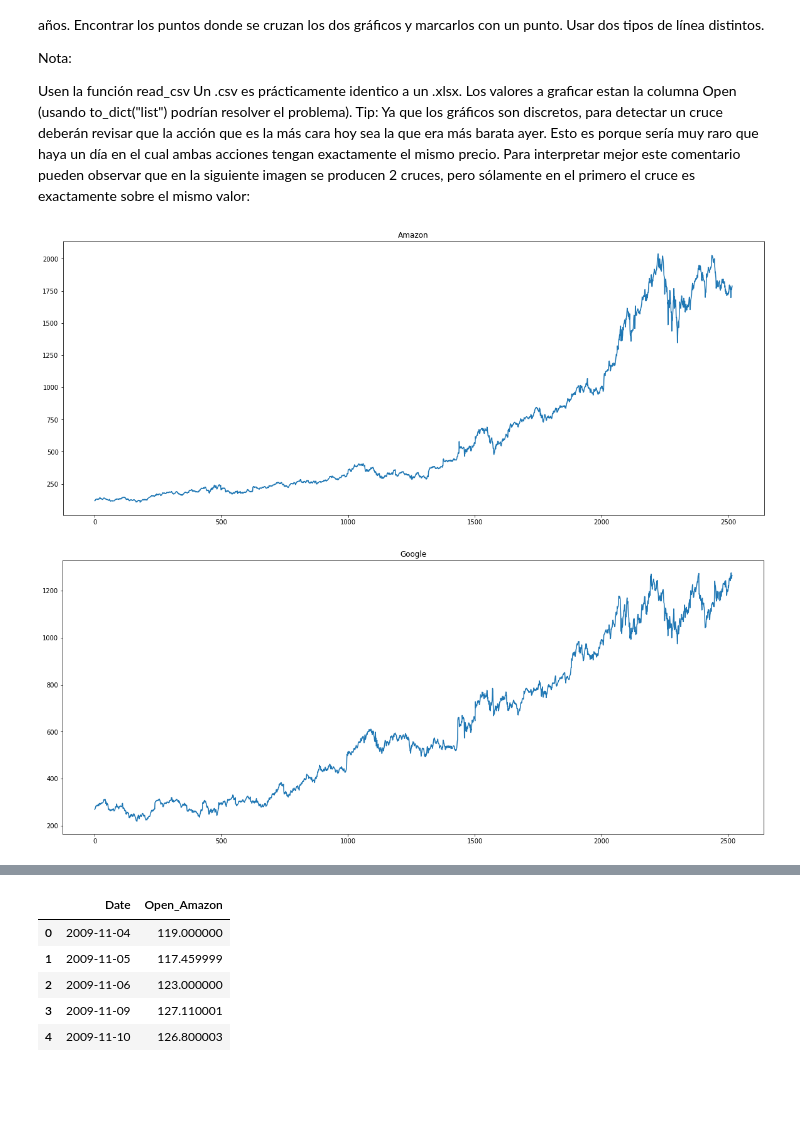
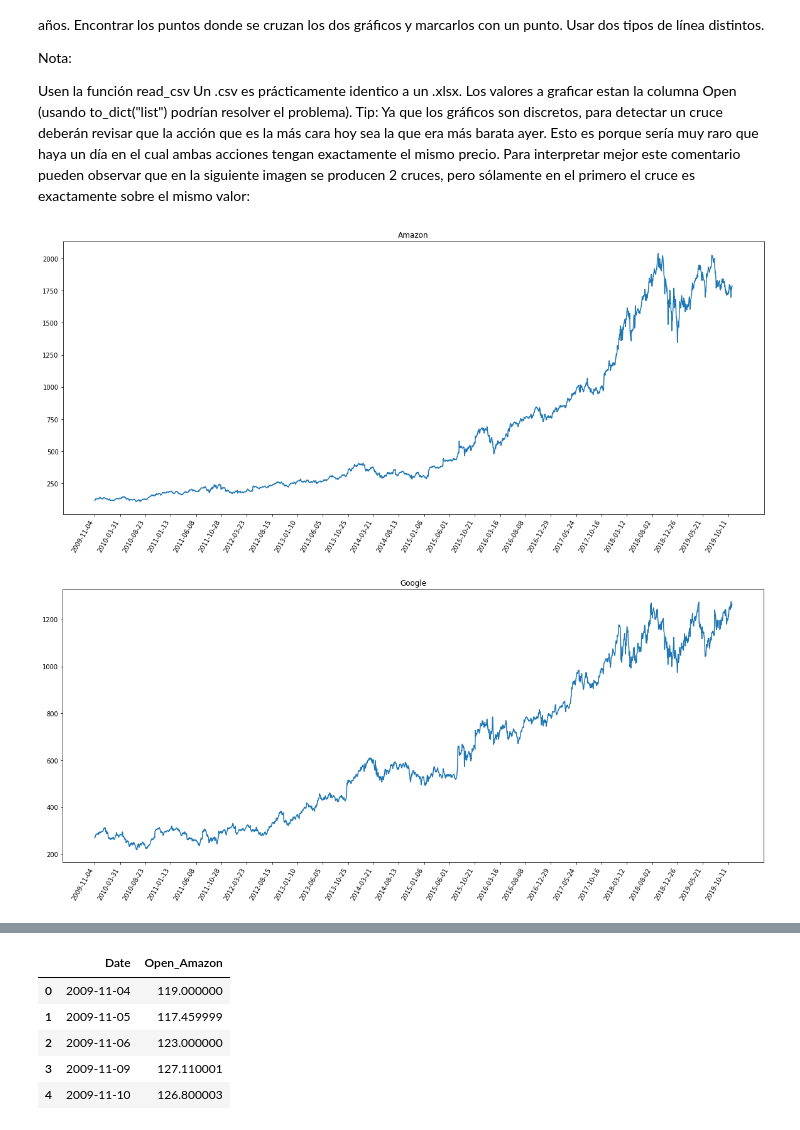
Before and after one commit to femaffi13/Python, a Jupyter notebook: ITBA/5- Matplotlib.ipynb, the cells around one changed output, grey strips where cells are left out. Saved outputs shown, nothing was run; the diff lists cells and outputs as text; code cells hidden in the pictures; blank space fills up the shorter version.

```diff
--- a/ITBA/5- Matplotlib.ipynb
+++ b/ITBA/5- Matplotlib.ipynb
@@ -165,30 +170,32 @@ Usen la función read_csv Un .csv es prácticamente identico a un .xlsx.
 Los valores a graficar estan la columna Open (usando to_dict("list") podrían resolver el problema).
 Tip: Ya que los gráficos son discretos, para detectar un cruce deberán revisar que la acción que es la más cara hoy sea la que era más barata ayer. Esto es porque sería muy raro que haya un día en el cual ambas acciones tengan exactamente el mismo precio. Para interpretar mejor este comentario pueden observar que en la siguiente imagen se producen 2 cruces, pero sólamente en el primero el cruce es exactamente sobre el mismo valor:
 # %%
-amazon = pd.read_csv('AMAZON.csv')
-google = pd.read_csv('GOOGLE.csv')
+amazon = pd.read_csv('Datasets/AMAZON.csv')
+google = pd.read_csv('Datasets/GOOGLE.csv')
 # %%
 amazon_dic = amazon.to_dict('list')
 y_amazon=amazon_dic['Open']
-x_amazon=np.linspace(0, len(y_amazon), len(y_amazon))
+x_amazon=amazon_dic['Date']
 
 plt.figure(figsize=(20,8))
 plt.plot(x_amazon, y_amazon)
+plt.xticks(x_amazon[::100], rotation=60, horizontalalignment='right')
 plt.title('Amazon')
 plt.show()
 # %% [output]
-[figure, old version]
+[figure, new version]
 # %%
 google_dic = google.to_dict('list')
 y_google=google_dic['Open']
-x_google=np.linspace(0, len(y_google), len(y_google))
+x_google=google_dic['Date']
 
 plt.figure(figsize=(20,8))
 plt.plot(x_google, y_google)
 plt.title('Google')
+plt.xticks(x_google[::100], rotation=60, horizontalalignment='right')
 plt.show()
 # %% [output]
-[figure, old version]
+[figure, new version]
 # %%
 plt.figure(figsize=(20,8))
 plt.plot(x_amazon, y_amazon, '-r', label='Amazon')
```
Also changed, not shown: parts of 12 cells of this notebook.
